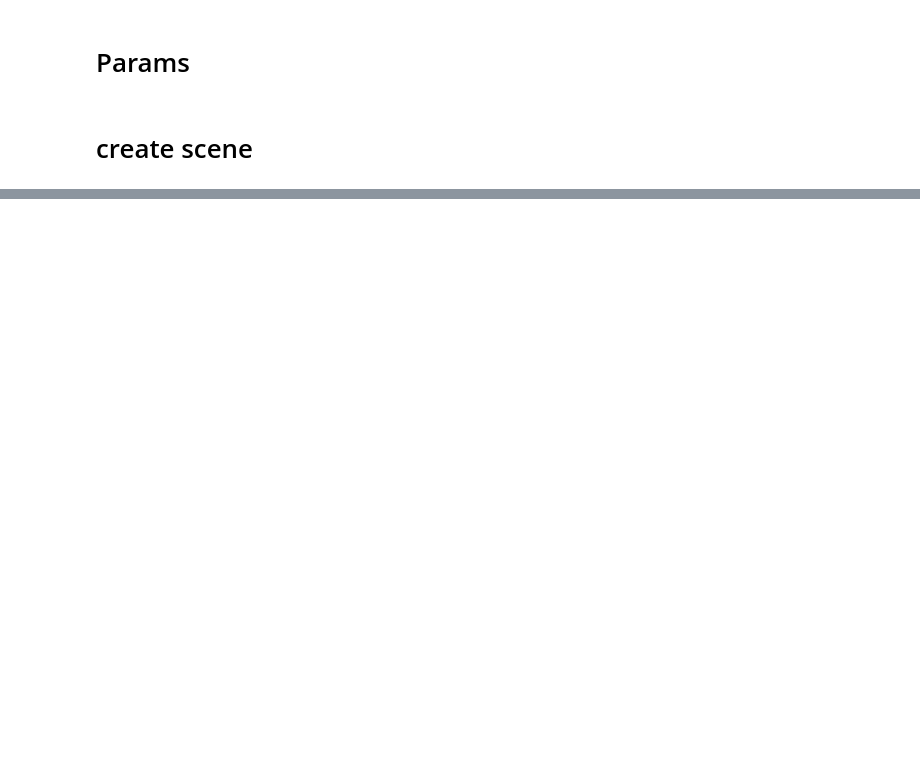
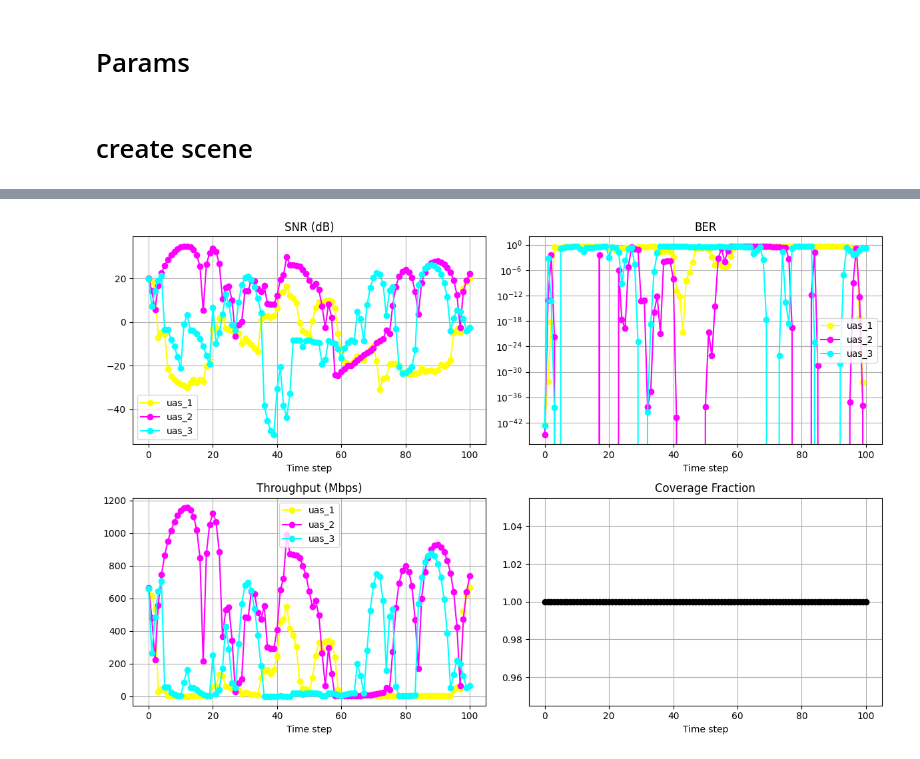
Before and after one commit to KBHuber/JcasSim, a Jupyter notebook: week1-2.ipynb, the cells around one changed output, grey strips where cells are left out. Drawn from its saved outputs; the diff is of its cells as text; code cells hidden in the pictures; blank space fills up the shorter version.

```diff
--- a/week1-2.ipynb
+++ b/week1-2.ipynb
@@ -25,8 +34,11 @@ print(tf.config.list_physical_devices('GPU'))
 # Params
 # %%
 preview = False;
-render = True;
+render = False;
 generate_metrics = True;
+beamforming_on = True;
+precoder_alpha = 0.0;   # RZF/MMSE regularization: 0 = pure ZF, larger = more robust to CSI error (-> MRT as alpha grows)
+csi_error_std = 0.0;    # stddev of simulated per-entry CSI estimation error (0 = perfect CSI)
 
 #single tone or multi tone signal
 #filtering and bpsk symbols
@@ -71,8 +83,8 @@ scene.add(tx)
 # CONFIG
 # -----------------------------
 num_drones = 3
-num_steps = 5  # increased resolution
-dt = 1        # smaller timestep
+num_steps = 100  # increased resolution
+dt = 0.05        # smaller timestep
 
 # -----------------------------
 # BUILD RX PATHS [N, T, 3]
@@ -213,5 +229,4 @@ scene.preview()"""
 # %%
-
 
 # -----------------------------
 # RUN SIMULATION
@@ -221,5 +236,8 @@ kpi_log = simulate(
     cameras=cameras,
     scene=scene,
     generate_metrics=generate_metrics,
-    render=render
+    render=render,
+    beamforming_on=beamforming_on,
+    precoder_alpha=precoder_alpha,
+    csi_error_std=csi_error_std
 )
@@ -230,0 +262,7 @@ scene.preview()
+# %%
+# -----------------------------
+# PLOT KPIs
+# -----------------------------
+plot_kpis(kpi_log, scene)
+# %% [output]
+[figure, added]
```
Also changed, not shown: parts of 6 cells of this notebook, 2 other files.
